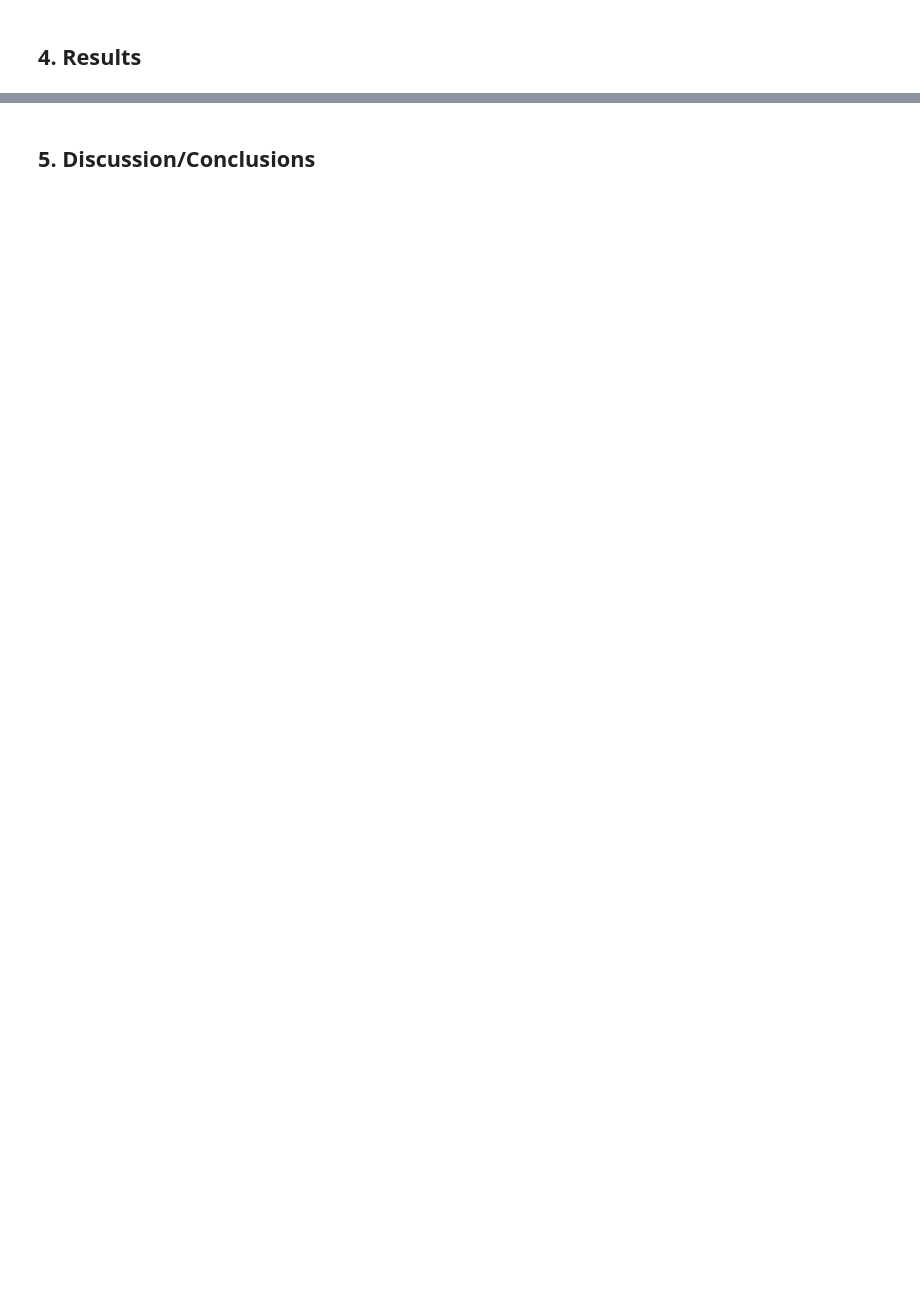
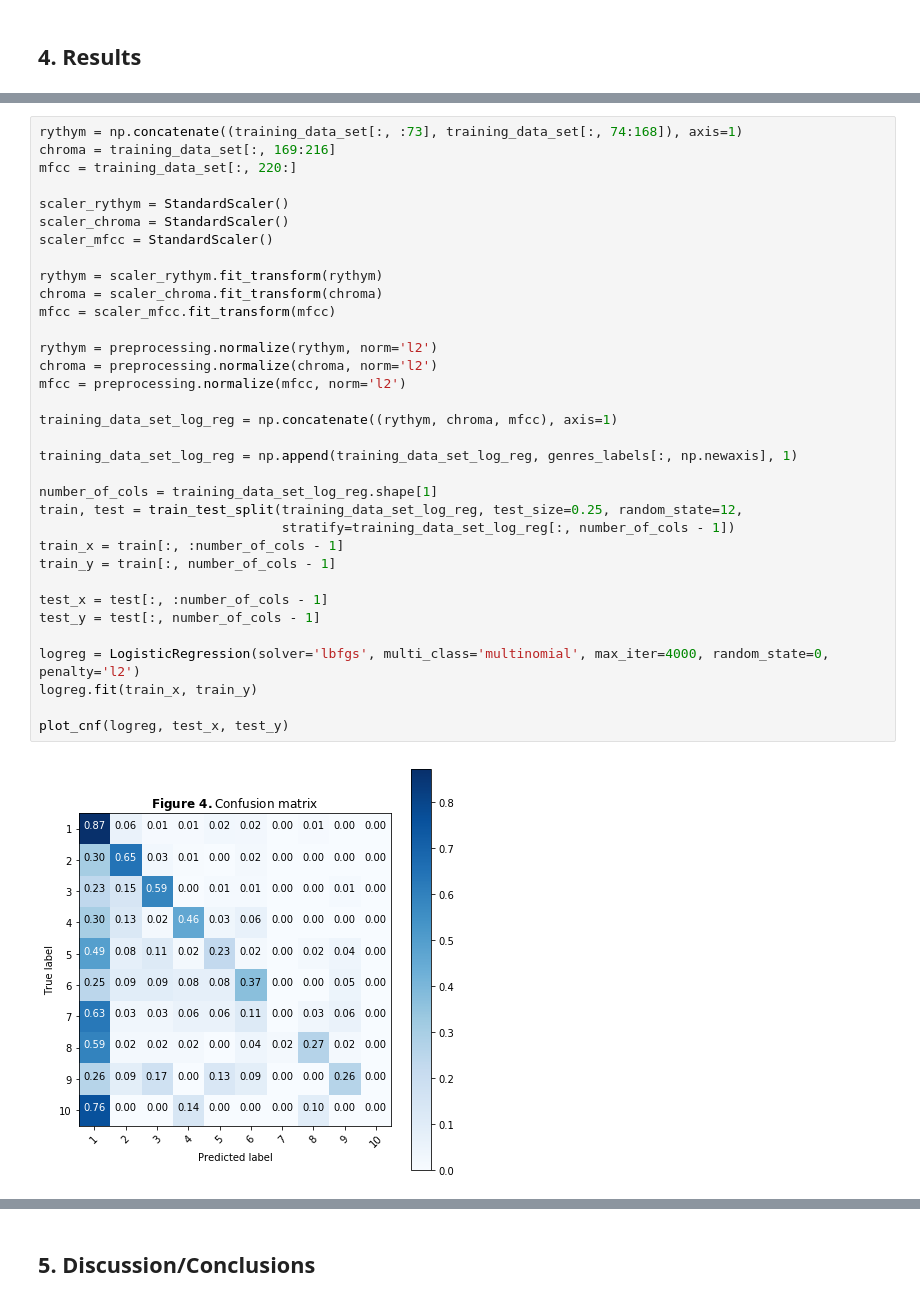
Before and after one commit to Oltier/ML-Music-genre-labeling, a Jupyter notebook: MLBP2018 Project Report.ipynb, the cells around one changed output, grey strips where cells are left out. Drawn from its saved outputs; the diff is of its cells as text; blank space fills up the shorter version.

```diff
--- a/MLBP2018 Project Report.ipynb
+++ b/MLBP2018 Project Report.ipynb
@@ -124,0 +225,36 @@ display(HTML(training_data_set_with_headers.head(5).to_html(max_rows=5)))
+# %%
+rythym = np.concatenate((training_data_set[:, :73], training_data_set[:, 74:168]), axis=1)
+chroma = training_data_set[:, 169:216]
+mfcc = training_data_set[:, 220:]
+
+scaler_rythym = StandardScaler()
+scaler_chroma = StandardScaler()
+scaler_mfcc = StandardScaler()
+
+rythym = scaler_rythym.fit_transform(rythym)
+chroma = scaler_chroma.fit_transform(chroma)
+mfcc = scaler_mfcc.fit_transform(mfcc)
+
+rythym = preprocessing.normalize(rythym, norm='l2')
+chroma = preprocessing.normalize(chroma, norm='l2')
+mfcc = preprocessing.normalize(mfcc, norm='l2')
+
+training_data_set_log_reg = np.concatenate((rythym, chroma, mfcc), axis=1)
+
+training_data_set_log_reg = np.append(training_data_set_log_reg, genres_labels[:, np.newaxis], 1)
+
+number_of_cols = training_data_set_log_reg.shape[1]
+train, test = train_test_split(training_data_set_log_reg, test_size=0.25, random_state=12,
+                               stratify=training_data_set_log_reg[:, number_of_cols - 1])
+train_x = train[:, :number_of_cols - 1]
+train_y = train[:, number_of_cols - 1]
+
+test_x = test[:, :number_of_cols - 1]
+test_y = test[:, number_of_cols - 1]
+
+logreg = LogisticRegression(solver='lbfgs', multi_class='multinomial', max_iter=4000, random_state=0, penalty='l2')
+logreg.fit(train_x, train_y)
+
+plot_cnf(logreg, test_x, test_y)
+# %% [output]
+[figure, added]
```
Also changed, not shown: parts of 29 cells of this notebook, 15 other files.
